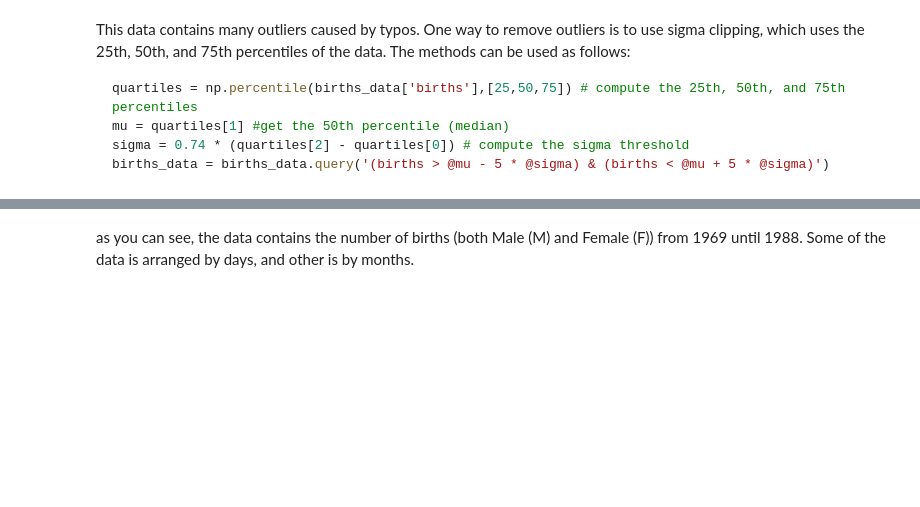
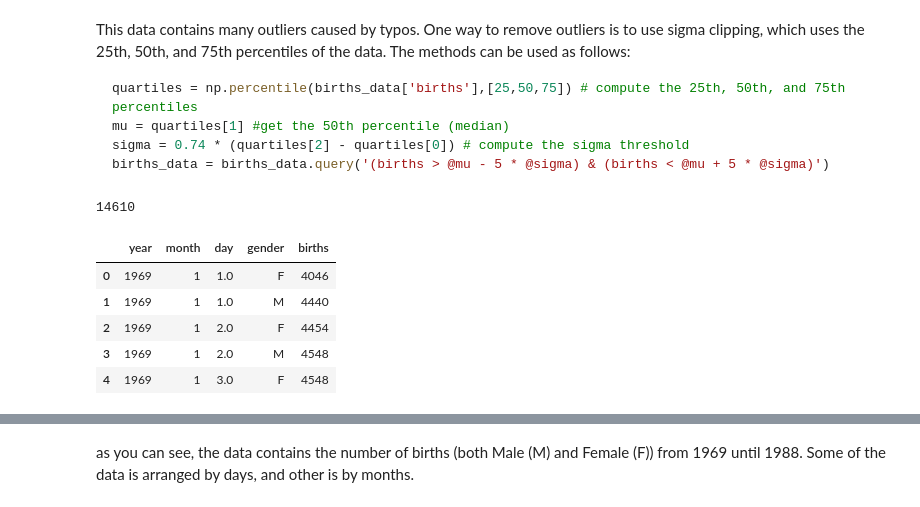
Before and after one commit to dguari1/AIforMovementScience, a Jupyter notebook: 02.03 - Exercise Tables with Pandas.ipynb, the cells around one changed output, grey strips where cells are left out. Cells and saved outputs as stored; diff of their text form; code cells hidden in the pictures; blank space fills up the shorter version.

```diff
--- a/02.03 - Exercise Tables with Pandas.ipynb
+++ b/02.03 - Exercise Tables with Pandas.ipynb
@@ -124,7 +206,24 @@ births_data = births_data.query('(births > @mu - 5 * @sigma) & (births < @mu + 5
+# %%
+#write your code to eliminate outliers here
+quartiles = np.percentile(births_data['births'],[25,50,75]) # compute the 25th, 50th, and 75th percentiles
+mu = quartiles[1] #get the 50th percentile (median)
+sigma = 0.74 * (quartiles[2] - quartiles[0]) # compute the sigma threshold
+births_data = births_data.query('(births > @mu - 5 * @sigma) & (births < @mu + 5 * @sigma)')
+print(len(births_data))
+# %% [output]
+14610
 # %%
 #print the head of the data to get an idea of what it contains
 
 #write your code here
+births_data.head()
+# %% [output]
+|  | year | month | day | gender | births |
+| 0 | 1969 | 1 | 1.0 | F | 4046 |
+| 1 | 1969 | 1 | 1.0 | M | 4440 |
+| 2 | 1969 | 1 | 2.0 | F | 4454 |
+| 3 | 1969 | 1 | 2.0 | M | 4548 |
+| 4 | 1969 | 1 | 3.0 | F | 4548 |
 # %%
 #print the tail of the data to get an idea of what it contains
 
```
Also changed, not shown: parts of 17 cells of this notebook, 9 other files.
